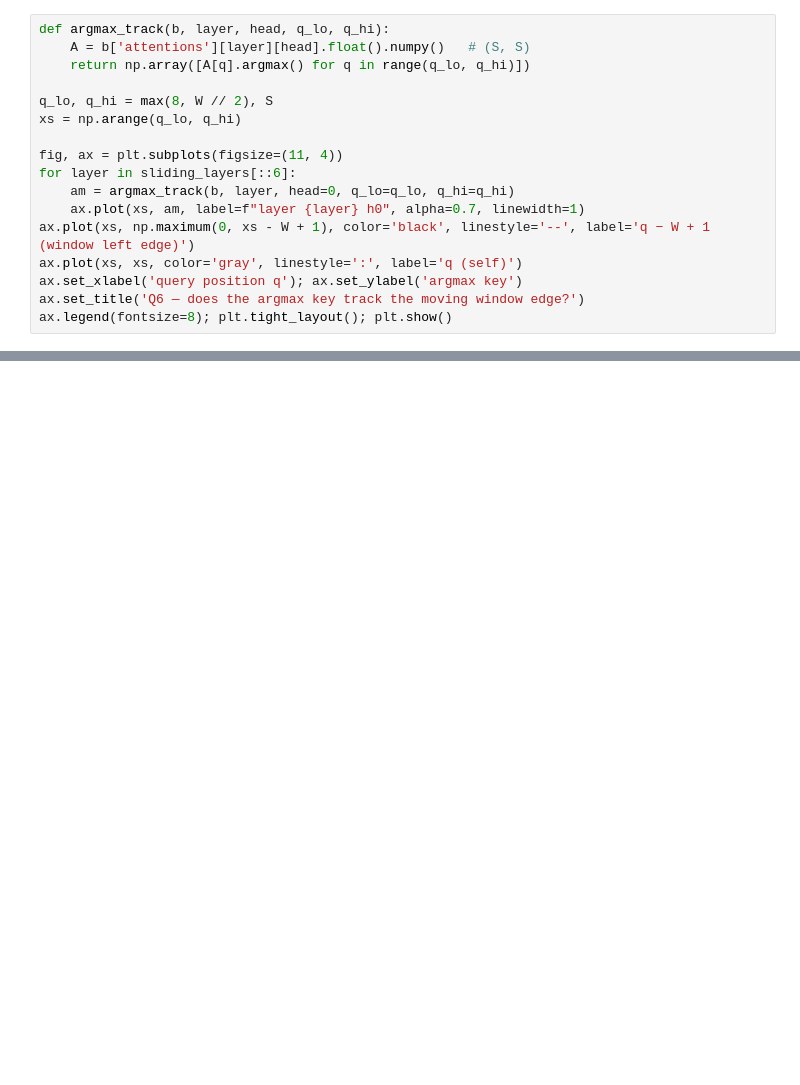
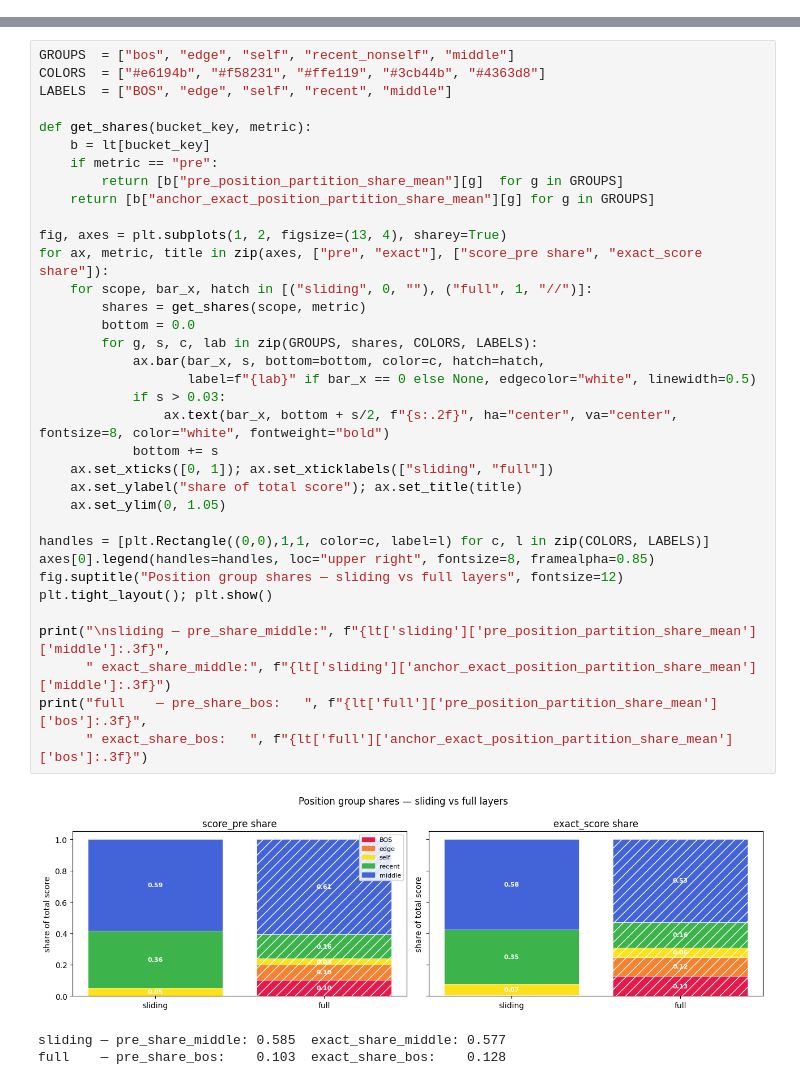
Before and after one commit to SoumilB7/Gemma4-barebones, a Jupyter notebook: experiments/AttentionSinks/analyze.ipynb, the cells around one changed output, grey strips where cells are left out. Drawn from its saved outputs; the diff is of its cells as text; blank space fills up the shorter version.

Commit message:
attention sinks part done

```diff
--- a/experiments/AttentionSinks/analyze.ipynb
+++ b/experiments/AttentionSinks/analyze.ipynb
@@ -276,17 +0,0 @@ head, with the `q - W + 1` line overlaid.
-# %%
-def argmax_track(b, layer, head, q_lo, q_hi):
-    A = b['attentions'][layer][head].float().numpy()   # (S, S)
-    return np.array([A[q].argmax() for q in range(q_lo, q_hi)])
-
-q_lo, q_hi = max(8, W // 2), S
-xs = np.arange(q_lo, q_hi)
-
-fig, ax = plt.subplots(figsize=(11, 4))
-for layer in sliding_layers[::6]:
-    am = argmax_track(b, layer, head=0, q_lo=q_lo, q_hi=q_hi)
-    ax.plot(xs, am, label=f"layer {layer} h0", alpha=0.7, linewidth=1)
-ax.plot(xs, np.maximum(0, xs - W + 1), color='black', linestyle='--', label='q − W + 1 (window left edge)')
-ax.plot(xs, xs, color='gray', linestyle=':', label='q (self)')
-ax.set_xlabel('query position q'); ax.set_ylabel('argmax key')
-ax.set_title('Q6 — does the argmax key track the moving window edge?')
-ax.legend(fontsize=8); plt.tight_layout(); plt.show()
@@ -310,0 +103,39 @@ ax.legend(fontsize=8); plt.tight_layout(); plt.show()
+# %%
+GROUPS  = ["bos", "edge", "self", "recent_nonself", "middle"]
+COLORS  = ["#e6194b", "#f58231", "#ffe119", "#3cb44b", "#4363d8"]
+LABELS  = ["BOS", "edge", "self", "recent", "middle"]
+
+def get_shares(bucket_key, metric):
+    b = lt[bucket_key]
+    if metric == "pre":
+        return [b["pre_position_partition_share_mean"][g]  for g in GROUPS]
+    return [b["anchor_exact_position_partition_share_mean"][g] for g in GROUPS]
+
+fig, axes = plt.subplots(1, 2, figsize=(13, 4), sharey=True)
+for ax, metric, title in zip(axes, ["pre", "exact"], ["score_pre share", "exact_score share"]):
+    for scope, bar_x, hatch in [("sliding", 0, ""), ("full", 1, "//")]:
+        shares = get_shares(scope, metric)
+        bottom = 0.0
+        for g, s, c, lab in zip(GROUPS, shares, COLORS, LABELS):
+            ax.bar(bar_x, s, bottom=bottom, color=c, hatch=hatch,
+                   label=f"{lab}" if bar_x == 0 else None, edgecolor="white", linewidth=0.5)
+            if s > 0.03:
+                ax.text(bar_x, bottom + s/2, f"{s:.2f}", ha="center", va="center", fontsize=8, color="white", fontweight="bold")
+            bottom += s
+    ax.set_xticks([0, 1]); ax.set_xticklabels(["sliding", "full"])
+    ax.set_ylabel("share of total score"); ax.set_title(title)
+    ax.set_ylim(0, 1.05)
+
+handles = [plt.Rectangle((0,0),1,1, color=c, label=l) for c, l in zip(COLORS, LABELS)]
+axes[0].legend(handles=handles, loc="upper right", fontsize=8, framealpha=0.85)
+fig.suptitle("Position group shares — sliding vs full layers", fontsize=12)
+plt.tight_layout(); plt.show()
+
+print("\nsliding — pre_share_middle:", f"{lt['sliding']['pre_position_partition_share_mean']['middle']:.3f}",
+      " exact_share_middle:", f"{lt['sliding']['anchor_exact_position_partition_share_mean']['middle']:.3f}")
+print("full    — pre_share_bos:   ", f"{lt['full']['pre_position_partition_share_mean']['bos']:.3f}",
+      " exact_share_bos:   ", f"{lt['full']['anchor_exact_position_partition_share_mean']['bos']:.3f}")
+# %% [output]
+[figure, added]
+sliding — pre_share_middle: 0.585  exact_share_middle: 0.577
+full    — pre_share_bos:    0.103  exact_share_bos:    0.128
```
Also changed, not shown: parts of 33 cells of this notebook, 6 other files.
